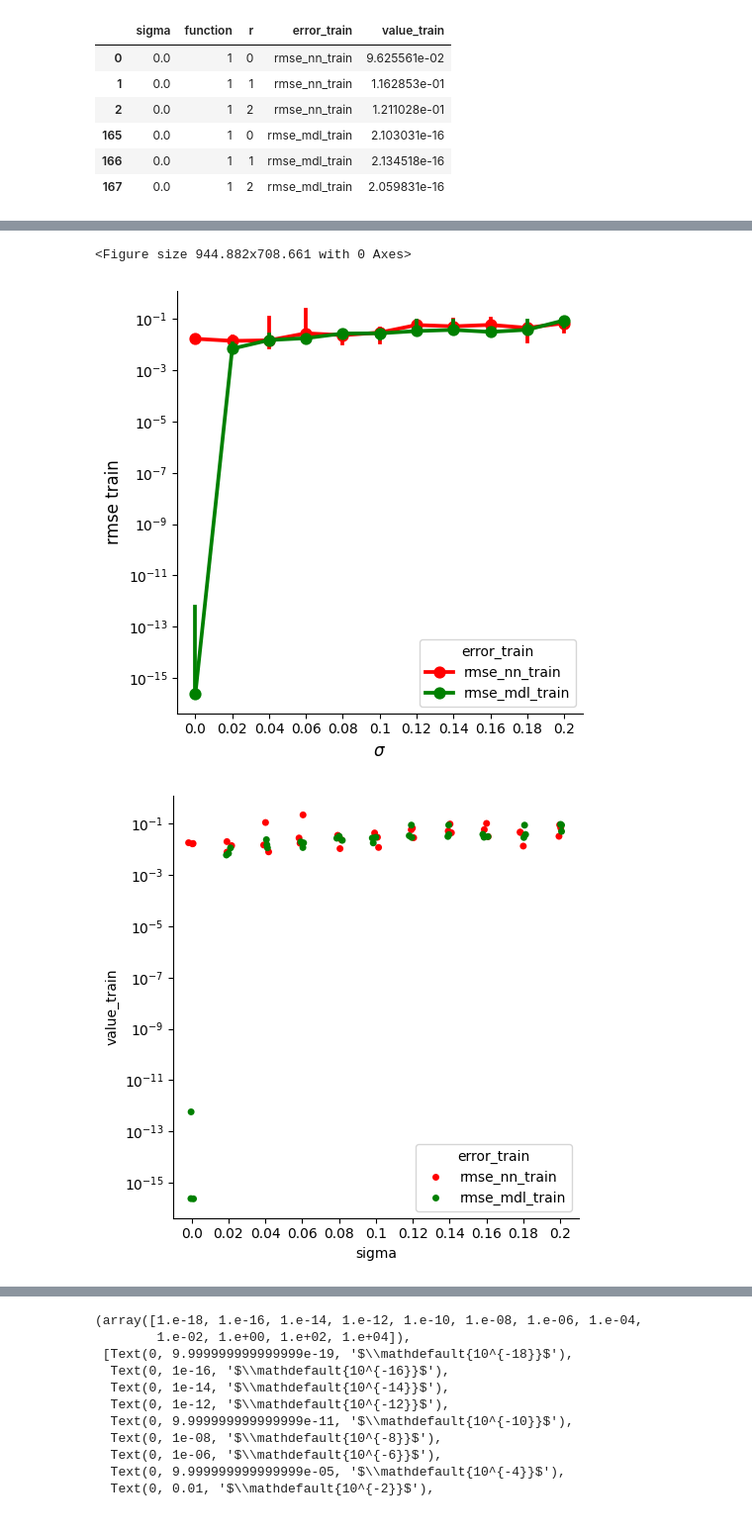
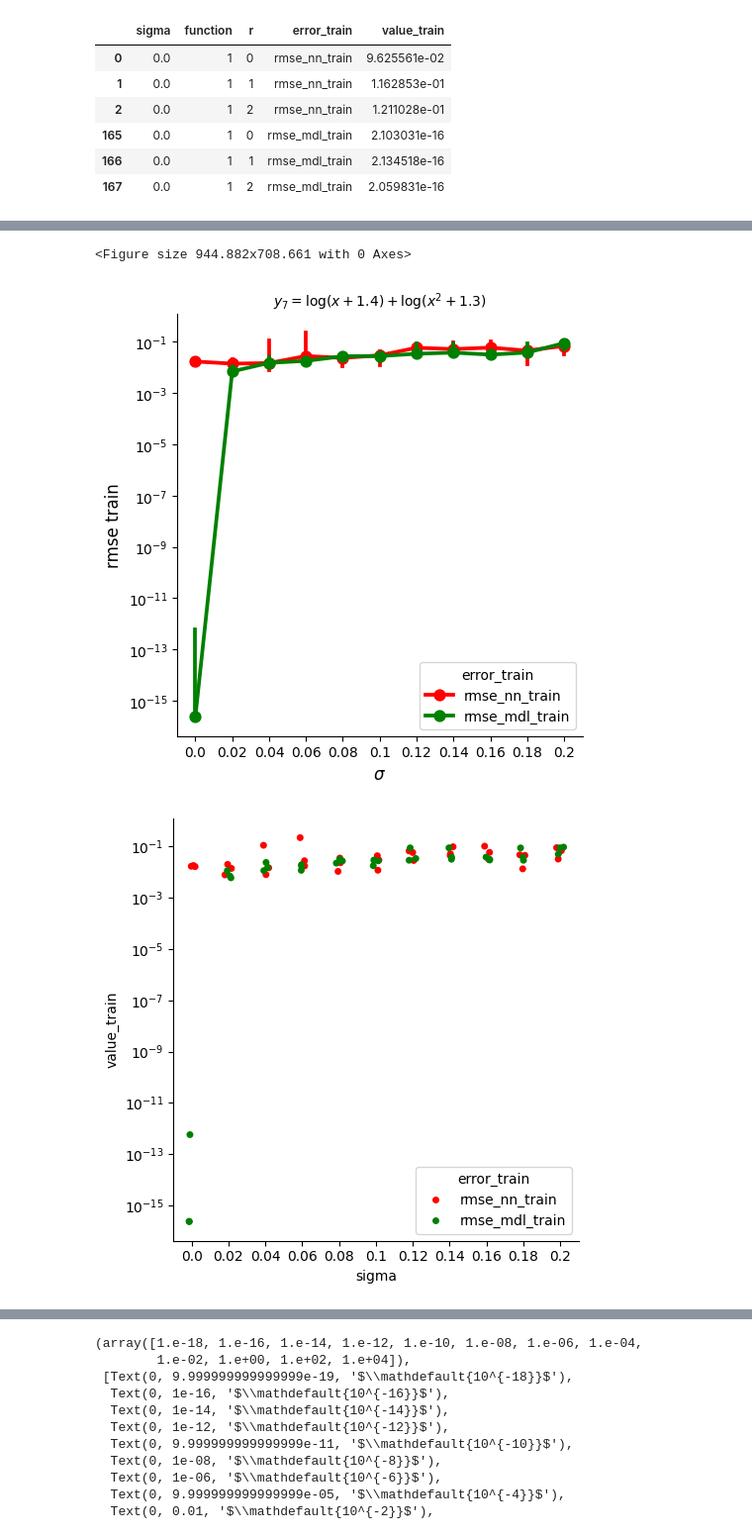
Before and after one commit to SergioCoboLopez/ANN_BMS, a Jupyter notebook: bin/nguyen/plot_nguyen_approximation_medians.ipynb, the cells around one changed output, grey strips where cells are left out. Shown at 99% size. Cells and saved outputs as stored; diff of their text form; code cells hidden in the pictures.

```diff
--- a/bin/nguyen/plot_nguyen_approximation_medians.ipynb
+++ b/bin/nguyen/plot_nguyen_approximation_medians.ipynb
@@ -230,32 +231,32 @@ plt.xticks(fontsize=size_ticks);plt.yticks(fontsize=size_ticks)
 # %%
 #nguyen 7 - train
 fig=figure(figsize=(width,height), dpi=300)
 sns.catplot(data=errors_train_7, x='sigma', y='value_train', hue='error_train', kind='point', estimator='median',
             errorbar=('ci', 95),n_boot=resamples, seed=bs_seed, palette=['red', 'green'],legend_out=False)
 
-
+plt.title(r'$y_7=\log(x+1.4) + \log(x^2 + 1.3)$',fontsize=size_ticks)
 plt.yscale("log")
 
 #labels, limits, and ticks
 plt.xlabel(r'$\sigma$',fontsize=size_axis)
 plt.ylabel('rmse train',fontsize=size_axis)
 plt.xticks(fontsize=size_ticks);plt.yticks(fontsize=size_ticks)
 #plt.legend(loc='lower right',fontsize=size_ticks,frameon=False)
 
 #plt.ylim(ymin,ymax)
 
 
 #name_fig='tanh_rmse_train.svg'
 #plt.savefig(output_path+name_fig,dpi=300)
 #fig=figure(figsize=(2*width,2*height), dpi=300)
 sns.catplot(data=errors_train_7, x='sigma', y='value_train', hue="error_train",palette=['red', 'green'],legend_out=False)
 plt.yscale("log")
 #plt.ylim(1e-2,1)
 #plt.show()
 # %% [output]
 <Figure size 944.882x708.661 with 0 Axes>
-[figure, old version]
+[figure, new version]
-[figure, old version]
+[figure, new version]
 # %%
 #nguyen 8 - train
 fig=figure(figsize=(width,height), dpi=300)
```
Also changed, not shown: parts of 9 cells of this notebook.
